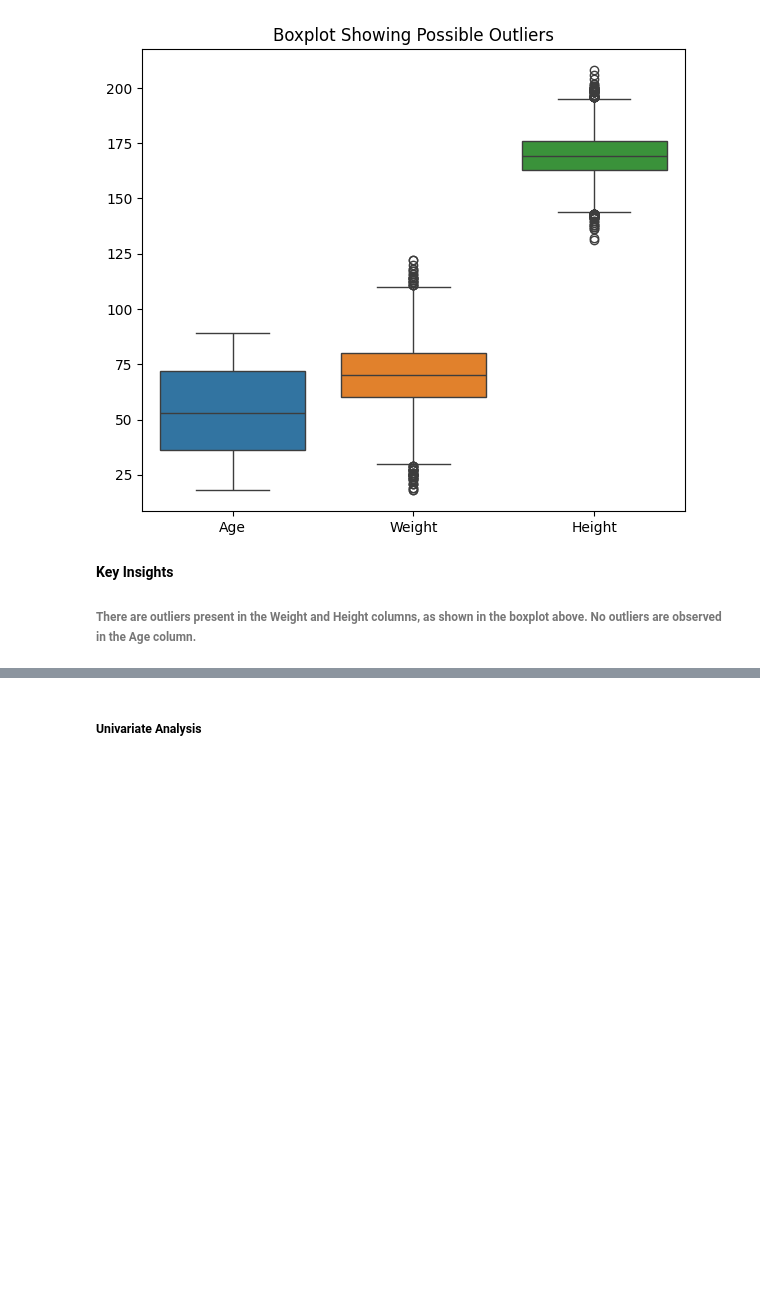
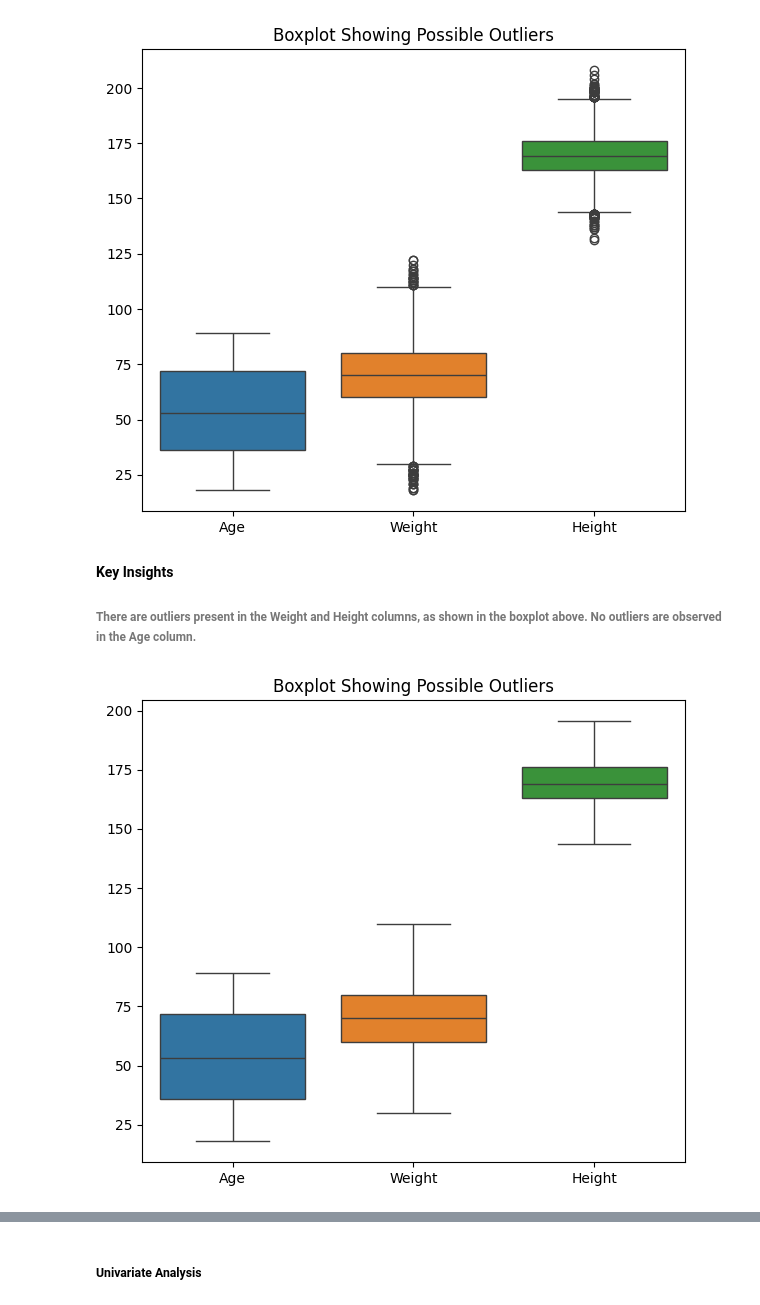
Before and after one commit to Iyanuadeleye01/Cancer-ML-Classification-and-Clustering, a Jupyter notebook: main.ipynb, the cells around one changed output, grey strips where cells are left out. Saved outputs shown, nothing was run; the diff lists cells and outputs as text; code cells hidden in the pictures; blank space fills up the shorter version.

```diff
--- a/main.ipynb
+++ b/main.ipynb
@@ -634,0 +676,8 @@ plt.show()
+# %%
+# To confirm if the outliers are completely removed
+plt.figure(figsize=(7,6))
+sns.boxplot(data=df[['Age','Weight','Height']])
+plt.title('Boxplot Showing Possible Outliers')
+plt.show()
+# %% [output]
+[figure, added]
```
Also changed, not shown: parts of 32 cells of this notebook.
